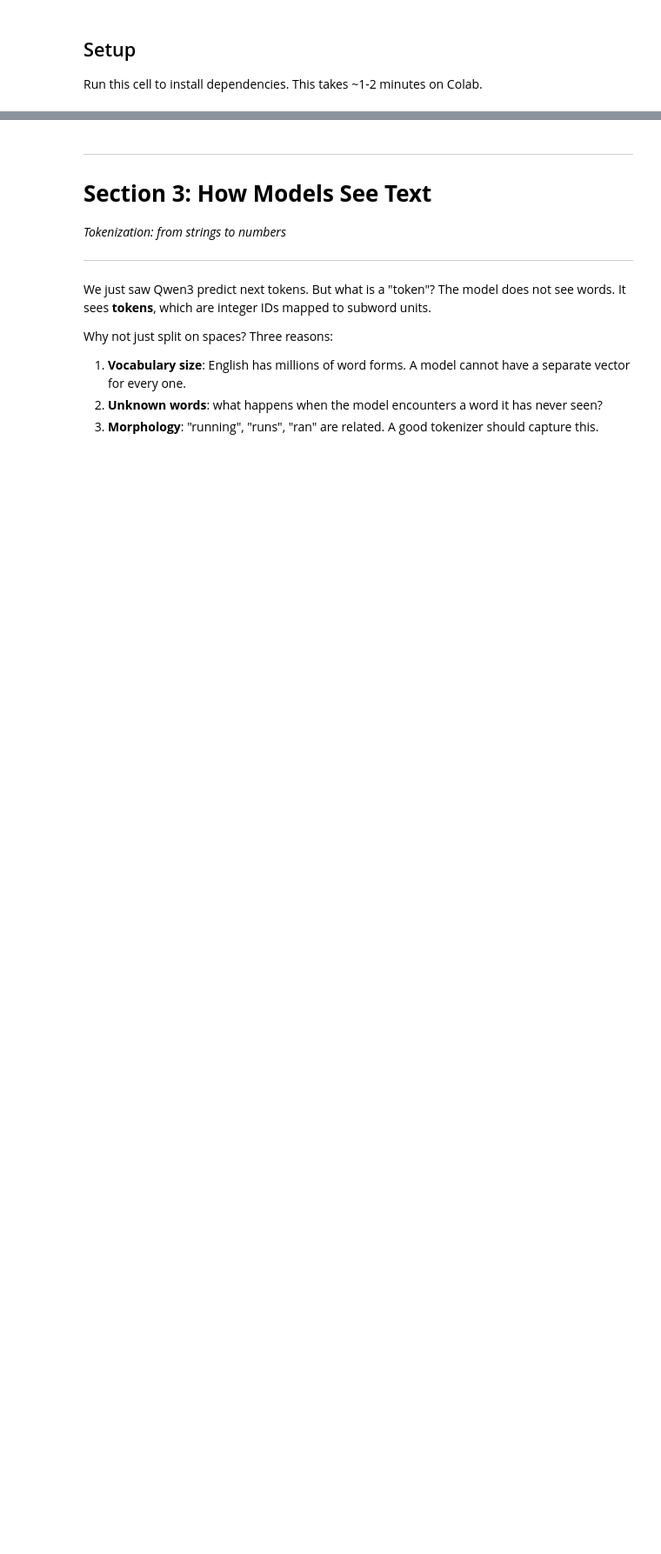
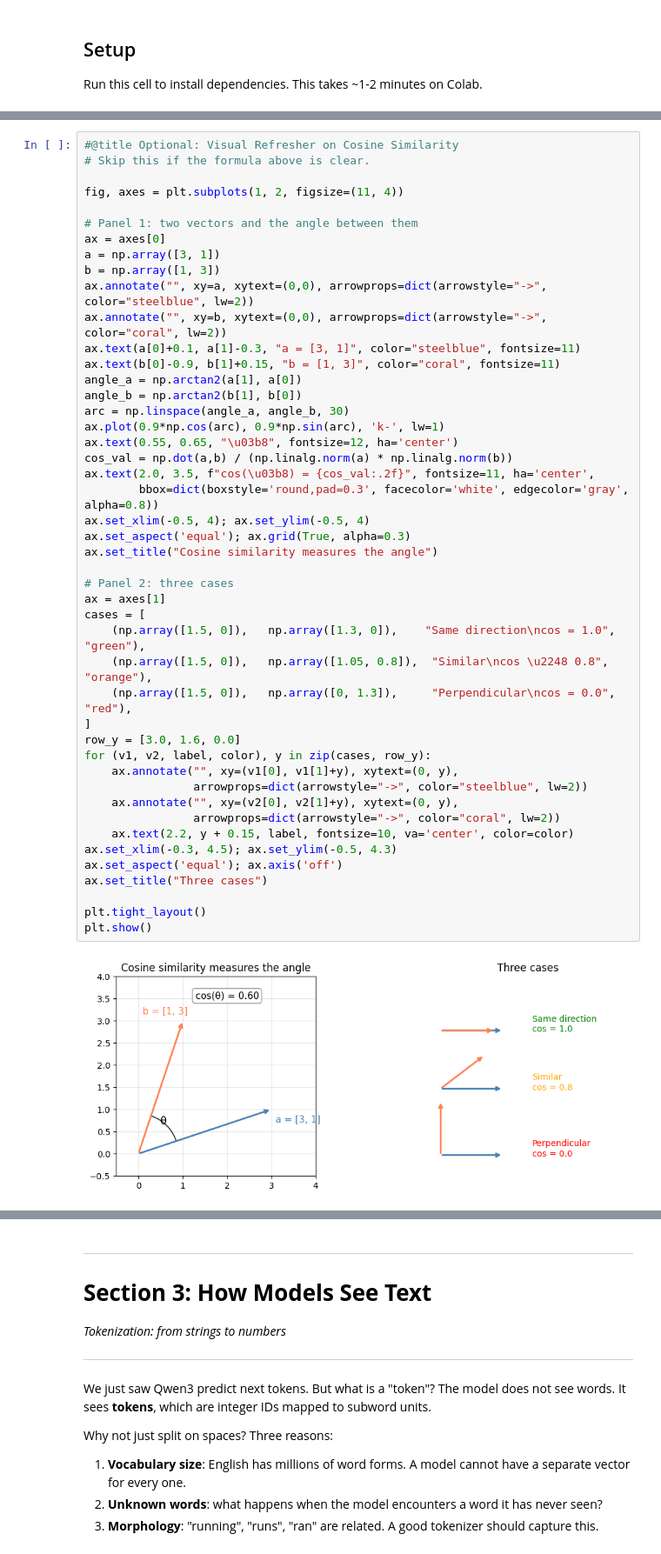
Before and after one commit to antndlcrx/Intro-to-LLMs-DPIR, a Jupyter notebook: course_notebooks/day_1_foundations/day1_embeddings_to_transformers.ipynb, the cells around one changed output, grey strips where cells are left out. Shown at 87% size. Drawn from its saved outputs; the diff is of its cells as text; blank space fills up the shorter version.

```diff
--- a/course_notebooks/day_1_foundations/day1_embeddings_to_transformers.ipynb
+++ b/course_notebooks/day_1_foundations/day1_embeddings_to_transformers.ipynb
@@ -568,0 +147,48 @@ Let's unpack each of these.
+# %%
+#@title Optional: Visual Refresher on Cosine Similarity
+# Skip this if the formula above is clear.
+
+fig, axes = plt.subplots(1, 2, figsize=(11, 4))
+
+# Panel 1: two vectors and the angle between them
+ax = axes[0]
+a = np.array([3, 1])
+b = np.array([1, 3])
+ax.annotate("", xy=a, xytext=(0,0), arrowprops=dict(arrowstyle="->", color="steelblue", lw=2))
+ax.annotate("", xy=b, xytext=(0,0), arrowprops=dict(arrowstyle="->", color="coral", lw=2))
+ax.text(a[0]+0.1, a[1]-0.3, "a = [3, 1]", color="steelblue", fontsize=11)
+ax.text(b[0]-0.9, b[1]+0.15, "b = [1, 3]", color="coral", fontsize=11)
+angle_a = np.arctan2(a[1], a[0])
+angle_b = np.arctan2(b[1], b[0])
+arc = np.linspace(angle_a, angle_b, 30)
+ax.plot(0.9*np.cos(arc), 0.9*np.sin(arc), 'k-', lw=1)
+ax.text(0.55, 0.65, "\u03b8", fontsize=12, ha='center')
+cos_val = np.dot(a,b) / (np.linalg.norm(a) * np.linalg.norm(b))
+ax.text(2.0, 3.5, f"cos(\u03b8) = {cos_val:.2f}", fontsize=11, ha='center',
+        bbox=dict(boxstyle='round,pad=0.3', facecolor='white', edgecolor='gray', alpha=0.8))
+ax.set_xlim(-0.5, 4); ax.set_ylim(-0.5, 4)
+ax.set_aspect('equal'); ax.grid(True, alpha=0.3)
+ax.set_title("Cosine similarity measures the angle")
+
+# Panel 2: three cases
+ax = axes[1]
+cases = [
+    (np.array([1.5, 0]),   np.array([1.3, 0]),    "Same direction\ncos = 1.0",  "green"),
+    (np.array([1.5, 0]),   np.array([1.05, 0.8]),  "Similar\ncos \u2248 0.8",       "orange"),
+    (np.array([1.5, 0]),   np.array([0, 1.3]),     "Perpendicular\ncos = 0.0",  "red"),
+]
+row_y = [3.0, 1.6, 0.0]
+for (v1, v2, label, color), y in zip(cases, row_y):
+    ax.annotate("", xy=(v1[0], v1[1]+y), xytext=(0, y),
+                arrowprops=dict(arrowstyle="->", color="steelblue", lw=2))
+    ax.annotate("", xy=(v2[0], v2[1]+y), xytext=(0, y),
+                arrowprops=dict(arrowstyle="->", color="coral", lw=2))
+    ax.text(2.2, y + 0.15, label, fontsize=10, va='center', color=color)
+ax.set_xlim(-0.3, 4.5); ax.set_ylim(-0.5, 4.3)
+ax.set_aspect('equal'); ax.axis('off')
+ax.set_title("Three cases")
+
+plt.tight_layout()
+plt.show()
+# %% [output]
+[figure, added]
```
Also changed, not shown: parts of 154 cells of this notebook, 7 other files.
